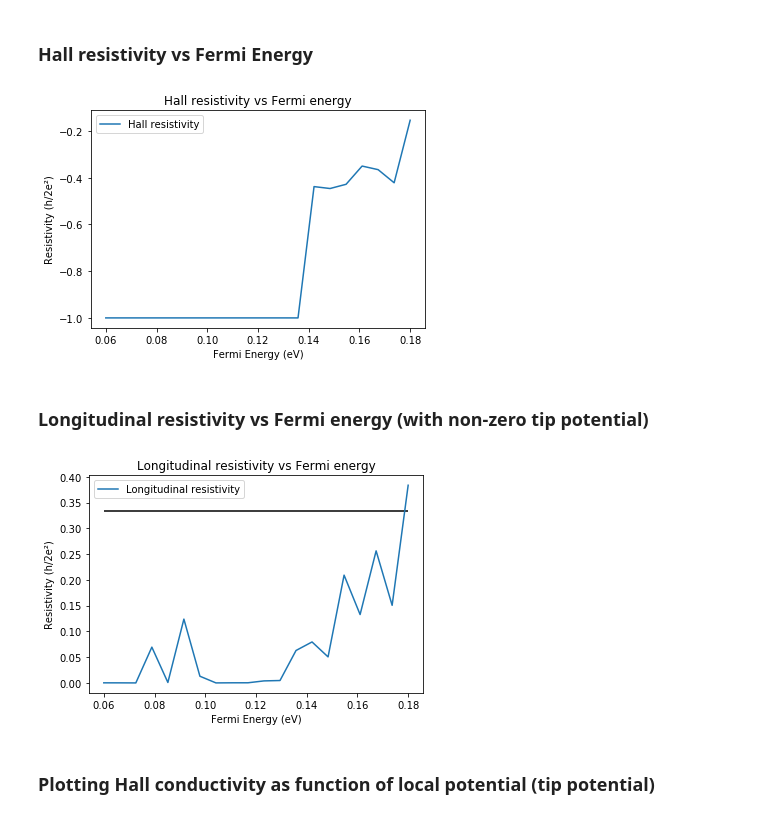
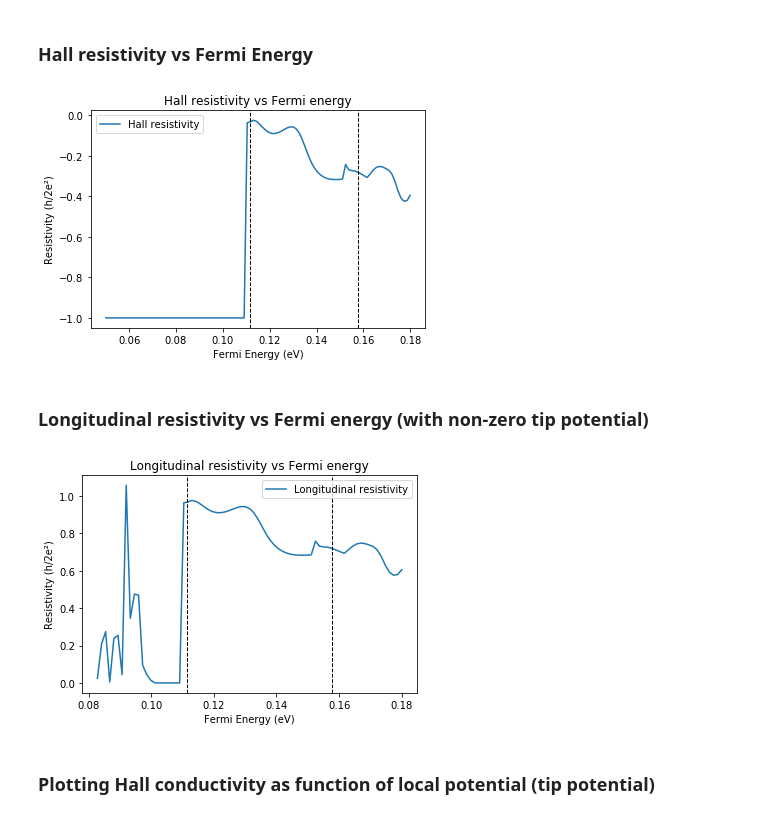
Before and after one commit to saviapicella/nanoelectronics-project, a Jupyter notebook: Graphene quantum Hall effect.ipynb, the cells around one changed output. Drawn from its saved outputs; the diff is of its cells as text; code cells hidden in the pictures.

```diff
--- a/Graphene quantum Hall effect.ipynb
+++ b/Graphene quantum Hall effect.ipynb
@@ -224,8 +223,8 @@ kwant.plot(sys, site_size = 1e-9)
 # %% [markdown]
 ## Electronic properties
 # %%
-Ef = 0.13 # maybe it could be modified
-Bfield = 3
+Ef = 0.17 # maybe it could be modified
+Bfield = 1.82
 v_tip = -0.1 # max potential below the tip
 
 params = dict(Bfield = Bfield, v_tip = v_tip) # params take the magnetic field as a parameter for the function hopping
@@ -364,9 +345,9 @@ To have clear current plots you have to make sure the potential zone does not ov
 # %% [markdown]
 ### Plotting Hall conductance as function of the back gate voltage applied (Fermi level)
 # %%
-Ef_min = 0.06 # just above LL n = 0
-Ef_max = 0.18 # just below LL n = 2
-num_it = 20
+Ef_min = 0.05
+Ef_max = 0.18
+num_it = 100 # discretization of the fermi level
 num_leads = 6
 
 fermi_energies = np.linspace(Ef_min, Ef_max, num_it)
@@ -399,26 +380,35 @@ for idx, en in enumerate(fermi_energies):
 # %%
 plt.figure()
 plt.title("Hall resistivity vs Fermi energy")
-plt.plot(fermi_energies, Rxy, label = 'Hall resistivity')
+plt.plot(fermi_energies, Rxy, label='Hall resistivity')
+
+for _, ll in enumerate(lls):
+    if(Ef_min < ll < Ef_max):
+        plt.axvline(x=ll, color='k', linestyle='--', linewidth=1)
+
 plt.xlabel('Fermi Energy (eV)')
 plt.ylabel('Resistivity (h/2e²)')
 plt.legend()
 plt.show()
 # %% [output]
-[figure, old version]
+[figure, new version]
 # %% [markdown]
 ### Longitudinal resistivity vs Fermi energy (with non-zero tip potential)
 # %%
 # indices=np.where(Rxx_Ef > 10)
 # Rxx_Ef[indices] = 0
-
+overhead_amount = 25
 plt.figure()
 plt.title("Longitudinal resistivity vs Fermi energy")
-plt.hlines(1/3, Ef_min, Ef_max)
-plt.plot(fermi_energies, Rxx, label = 'Longitudinal resistivity')
+plt.plot(fermi_energies[overhead_amount:], Rxx[overhead_amount:], label='Longitudinal resistivity')
+
+for _, ll in enumerate(lls):
+    if(Ef_min < ll < Ef_max):
+        plt.axvline(x=ll, color='k', linestyle='--', linewidth=1)
+
 plt.xlabel('Fermi Energy (eV)')
 plt.ylabel('Resistivity (h/2e²)')
 plt.legend()
 plt.show()
 # %% [output]
-[figure, old version]
+[figure, new version]
```
Also changed, not shown: parts of 14 cells of this notebook.
